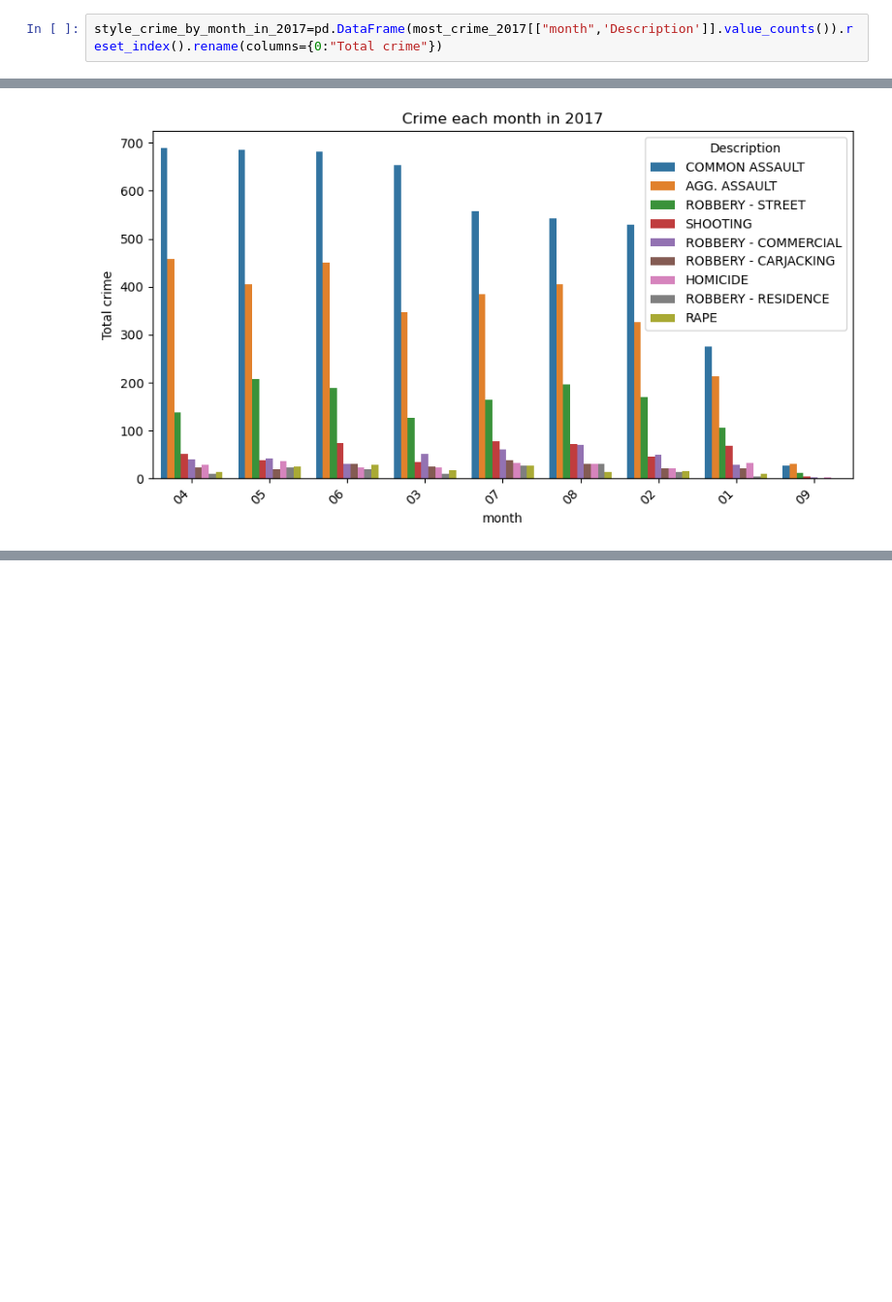
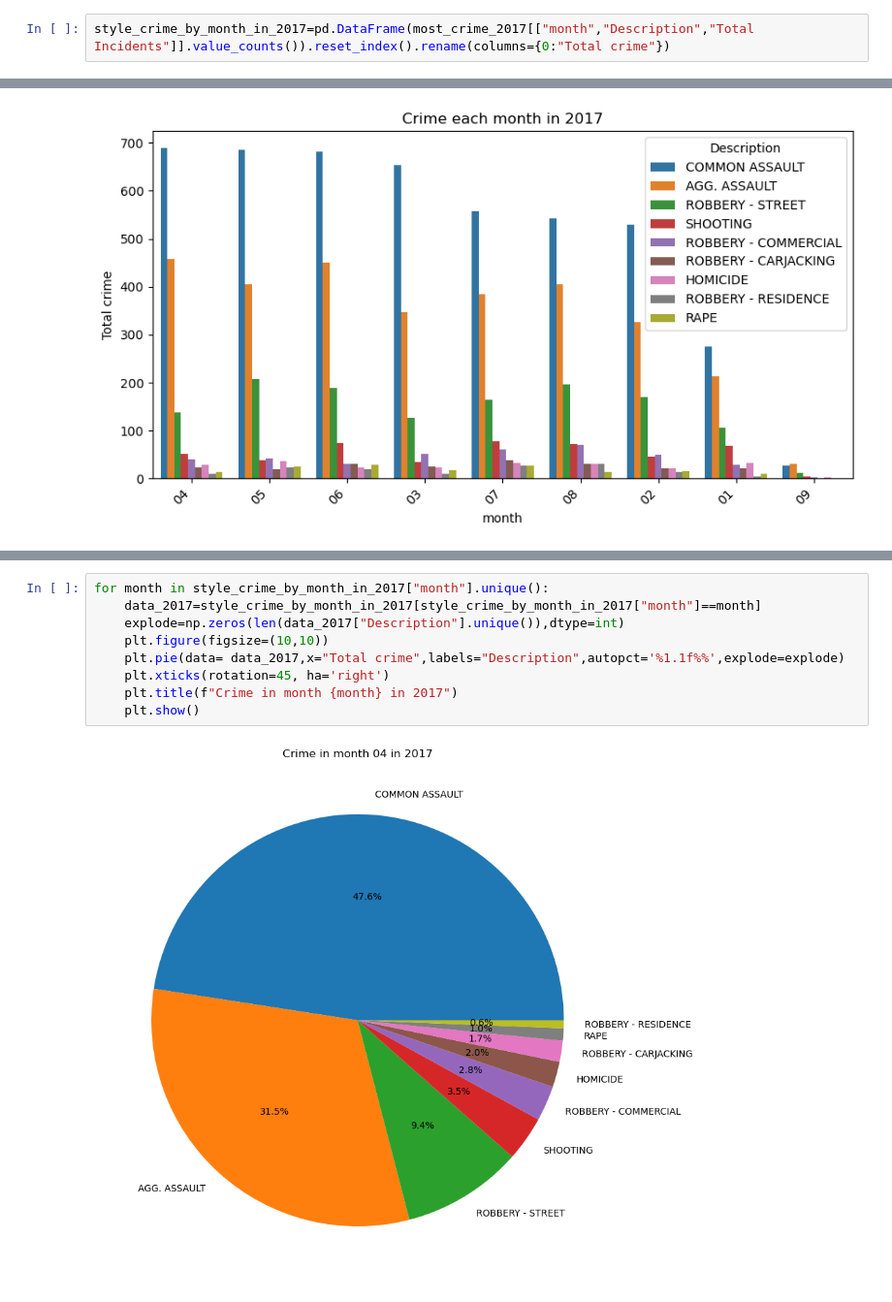
Before and after one commit to ackermanjayjay/Victim_crime_based, a Jupyter notebook: Victim_crime_based.ipynb, the cells around one changed output, grey strips where cells are left out. Shown at 97% size. Drawn from its saved outputs; the diff is of its cells as text; blank space fills up the shorter version.

```diff
--- a/Victim_crime_based.ipynb
+++ b/Victim_crime_based.ipynb
@@ -119,2 +167,2 @@ array(['2017', '2015', '2016', '2013', '2012', '2014'], dtype=object)
 # %%
-style_crime_by_month_in_2017=pd.DataFrame(most_crime_2017[["month",'Description']].value_counts()).reset_index().rename(columns={0:"Total crime"})
+style_crime_by_month_in_2017=pd.DataFrame(most_crime_2017[["month","Description","Total Incidents"]].value_counts()).reset_index().rename(columns={0:"Total crime"})
@@ -160,0 +258,11 @@ plt.show()
+# %%
+for month in style_crime_by_month_in_2017["month"].unique():
+    data_2017=style_crime_by_month_in_2017[style_crime_by_month_in_2017["month"]==month]
+    explode=np.zeros(len(data_2017["Description"].unique()),dtype=int)
+    plt.figure(figsize=(10,10))
+    plt.pie(data= data_2017,x="Total crime",labels="Description",autopct='%1.1f%%',explode=explode)
+    plt.xticks(rotation=45, ha='right')
+    plt.title(f"Crime in month {month} in 2017")
+    plt.show()
+# %% [output]
+[figure, added]
```
Also changed, not shown: parts of 26 cells of this notebook.
